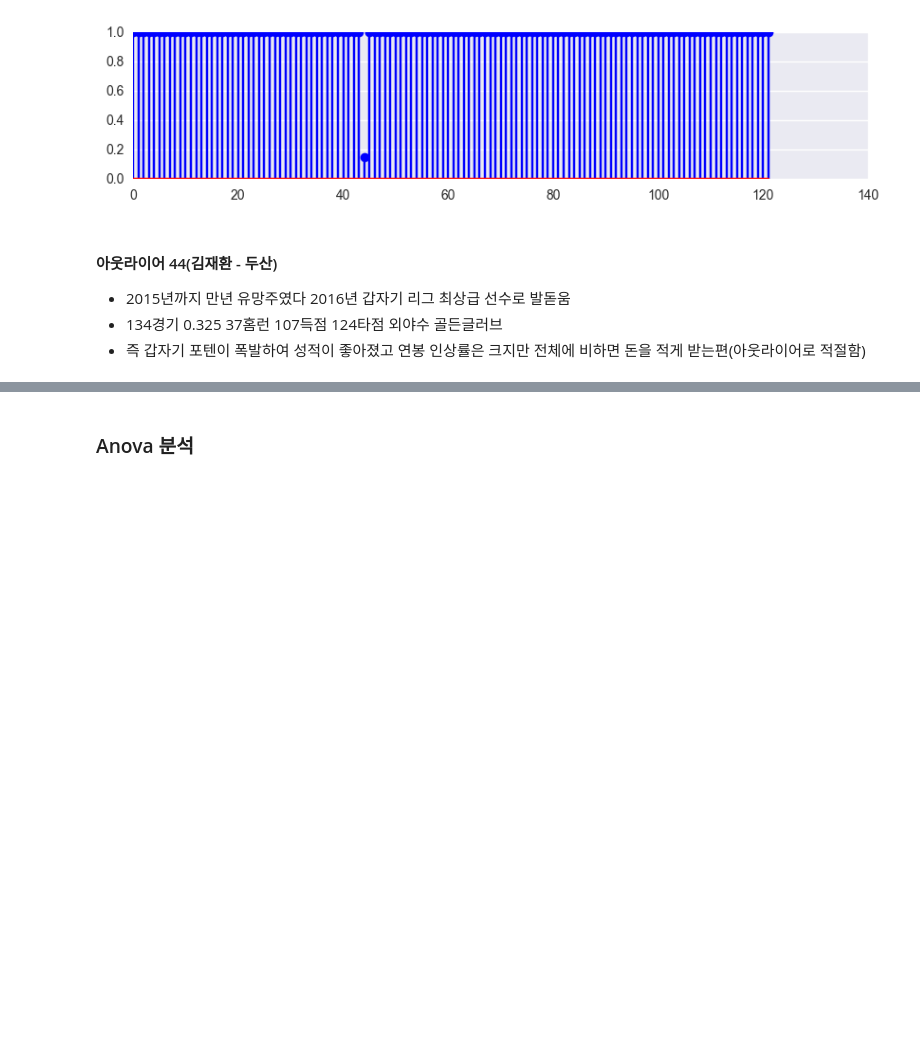
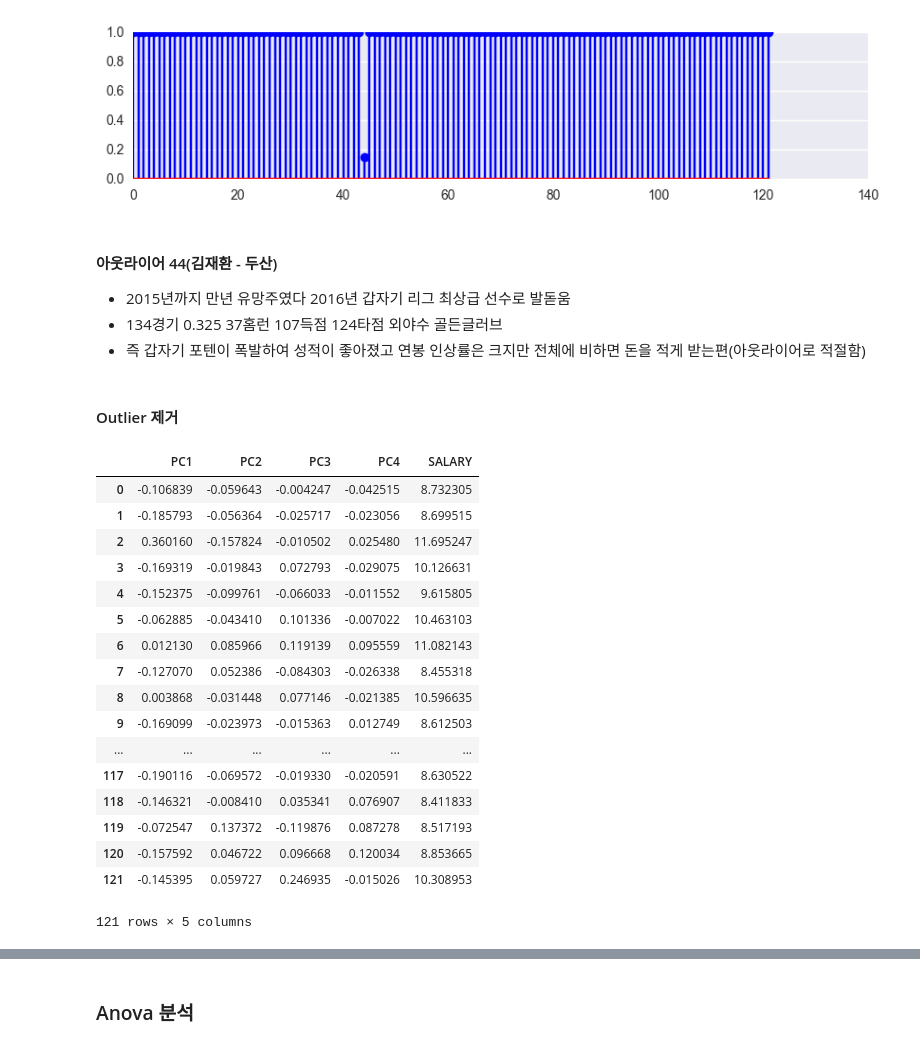
Before and after one commit to GD-park/Baseball_players_salary_pred, a Jupyter notebook: Trial_Error/Feature Selection.ipynb, the cells around one changed output, grey strips where cells are left out. Saved outputs shown, nothing was run; the diff lists cells and outputs as text; code cells hidden in the pictures; blank space fills up the shorter version.

Commit message:
PCA & find outlier_revise

```diff
--- a/Trial_Error/Feature Selection.ipynb
+++ b/Trial_Error/Feature Selection.ipynb
@@ -362,3 +362,27 @@ plt.show()
 - 2015년까지 만년 유망주였다 2016년 갑자기 리그 최상급 선수로 발돋움
 - 134경기 0.325 37홈런 107득점 124타점 외야수 골든글러브
 - 즉 갑자기 포텐이 폭발하여 성적이 좋아졌고 연봉 인상률은 크지만 전체에 비하면 돈을 적게 받는편(아웃라이어로 적절함)
+# %% [markdown]
+#### Outlier 제거
+# %%
+PCA_model_data = PCA_model_data.drop(44)
+PCA_model_data
+# %% [output]
+|  | PC1 | PC2 | PC3 | PC4 | SALARY |
+| 0 | -0.106839 | -0.059643 | -0.004247 | -0.042515 | 8.732305 |
+| 1 | -0.185793 | -0.056364 | -0.025717 | -0.023056 | 8.699515 |
+| 2 | 0.360160 | -0.157824 | -0.010502 | 0.025480 | 11.695247 |
+| 3 | -0.169319 | -0.019843 | 0.072793 | -0.029075 | 10.126631 |
+| 4 | -0.152375 | -0.099761 | -0.066033 | -0.011552 | 9.615805 |
+| 5 | -0.062885 | -0.043410 | 0.101336 | -0.007022 | 10.463103 |
+| 6 | 0.012130 | 0.085966 | 0.119139 | 0.095559 | 11.082143 |
+| 7 | -0.127070 | 0.052386 | -0.084303 | -0.026338 | 8.455318 |
+| 8 | 0.003868 | -0.031448 | 0.077146 | -0.021385 | 10.596635 |
+| 9 | -0.169099 | -0.023973 | -0.015363 | 0.012749 | 8.612503 |
+| ... | ... | ... | ... | ... | ... |
+| 117 | -0.190116 | -0.069572 | -0.019330 | -0.020591 | 8.630522 |
+| 118 | -0.146321 | -0.008410 | 0.035341 | 0.076907 | 8.411833 |
+| 119 | -0.072547 | 0.137372 | -0.119876 | 0.087278 | 8.517193 |
+| 120 | -0.157592 | 0.046722 | 0.096668 | 0.120034 | 8.853665 |
+| 121 | -0.145395 | 0.059727 | 0.246935 | -0.015026 | 10.308953 |
+121 rows × 5 columns
```
Also changed, not shown: parts of 3 cells of this notebook.
